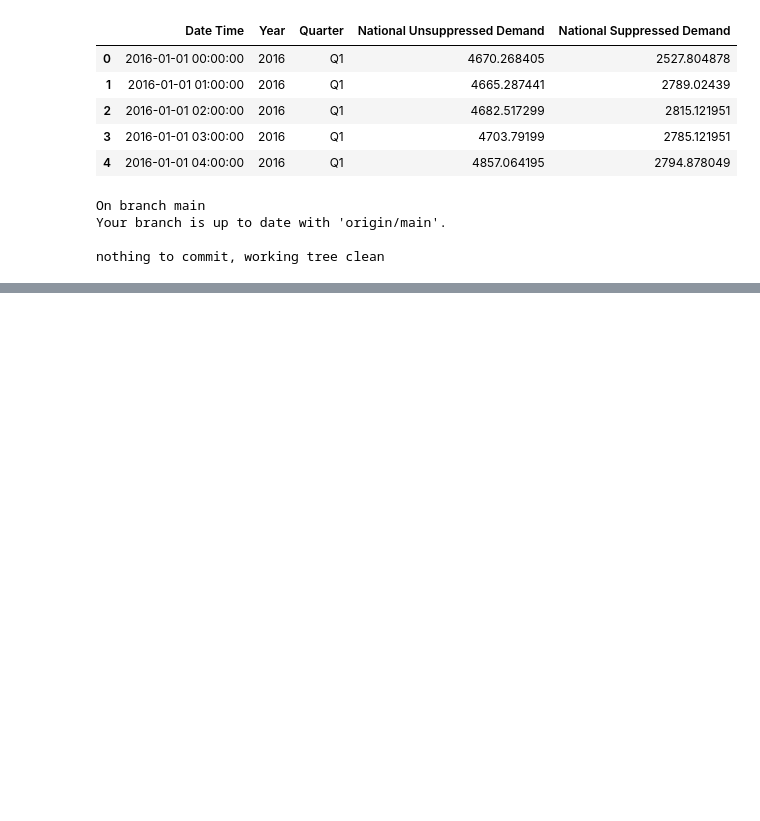
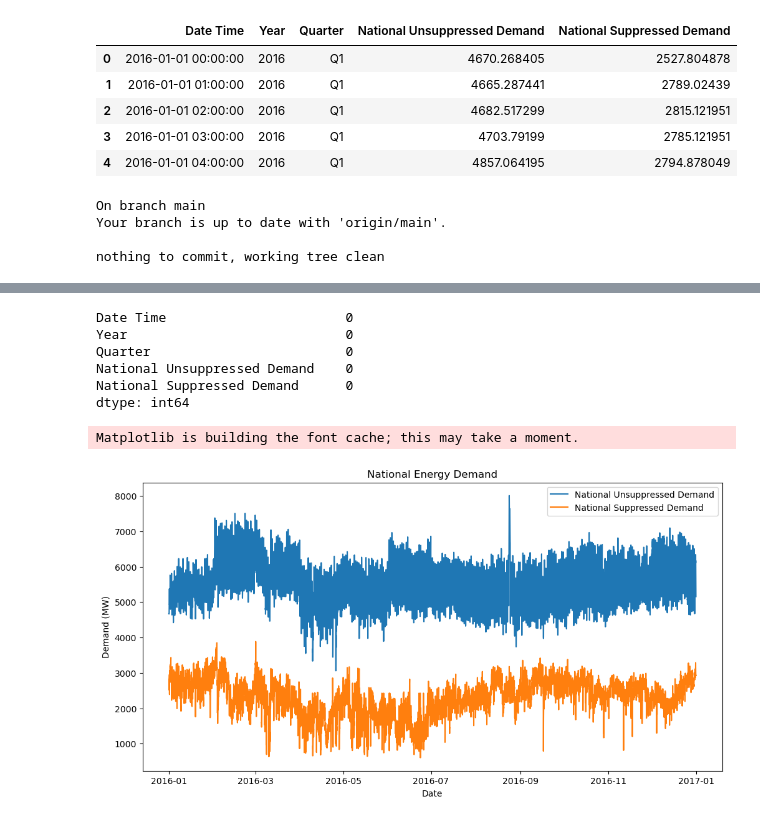
Before and after one commit to Khalmade/energy_demand_forecasting, a Jupyter notebook: notebooks/01_data_exploration.ipynb, the cells around one changed output, grey strips where cells are left out. Cells and saved outputs as stored; diff of their text form; code cells hidden in the pictures; blank space fills up the shorter version.

Commit message:
Data exploration and visualization

```diff
--- a/notebooks/01_data_exploration.ipynb
+++ b/notebooks/01_data_exploration.ipynb
@@ -105,0 +125,9 @@ nothing to commit, working tree clean
+# %%
+df["Date Time"] = pd.to_datetime(df["Date Time"])
+df["Year"] = pd.to_numeric(df["Year"])
+
+
+Demand = ["National Unsuppressed Demand", "National Suppressed Demand"]
+for col in Demand:
+    df[col] = pd.to_numeric(df[col], errors='coerce')
+df.info()
@@ -105,0 +147,22 @@ nothing to commit, working tree clean
+# %%
+df.isnull().sum()
+# %% [output]
+Date Time                       0
+Year                            0
+Quarter                         0
+National Unsuppressed Demand    0
+National Suppressed Demand      0
+dtype: int64
+# %%
+import matplotlib.pyplot as plt
+plt.figure(figsize=(12, 6))
+plt.plot(df["Date Time"], df["National Unsuppressed Demand"], label="National Unsuppressed Demand")
+plt.plot(df["Date Time"], df["National Suppressed Demand"], label="National Suppressed Demand")
+plt.title("National Energy Demand")
+plt.xlabel("Date")
+plt.ylabel("Demand (MW)")
+plt.legend()
+plt.show()
+# %% [output]
+Matplotlib is building the font cache; this may take a moment.
+[figure, added]
```
Also changed, not shown: parts of 4 cells of this notebook.
